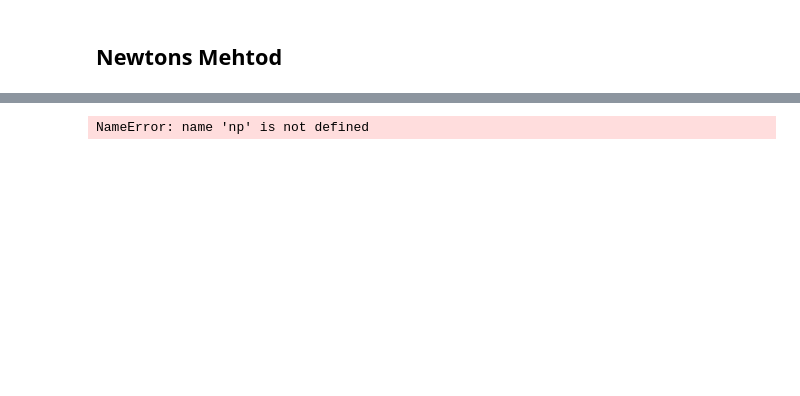
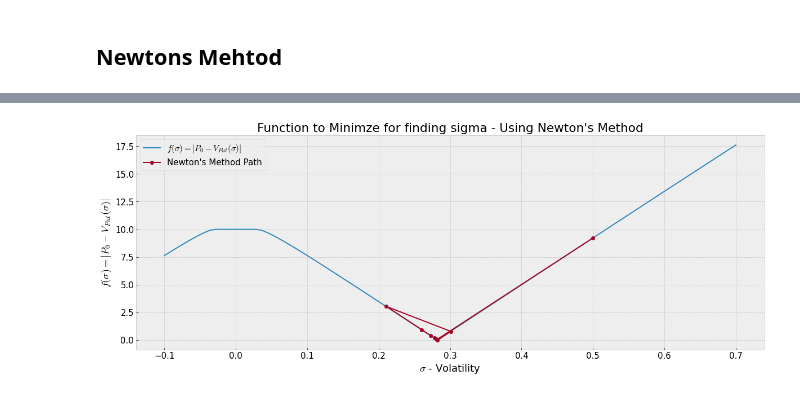
Before and after one commit to ithakis/European-and-American-put-option-pricing, a Jupyter notebook: Assignment-1-Option-Valuation.ipynb, the cells around one changed output, grey strips where cells are left out. Drawn from its saved outputs; the diff is of its cells as text; code cells hidden in the pictures; blank space fills up the shorter version.

```diff
--- a/Assignment-1-Option-Valuation.ipynb
+++ b/Assignment-1-Option-Valuation.ipynb
@@ -510,13 +431,0 @@ array([[ -3.        , 127.        ,   0.        ],
-# %%
-plt.rcParams['font.size'] = '15'
-
-fig = plt.figure(figsize=(15,12))
-ax = plt.axes(projection='3d')
-ax.plot_trisurf(result_3D[:, 0], result_3D[:, 1], result_3D[:, 2], cmap='viridis', edgecolor='none')  # 'viridis' , cm.jet
-
-plt.xticks(plt.xticks()[0][1:-1], [f'{10**x*100:.2f}' for x in plt.xticks()[0][1:-1]])
-
-ax.set_ylabel('\n\nStrike Price (USD)')   ;   ax.set_xlabel('\n\nVolatility (σ)(%)')   ;   ax.set_zlabel('\n\n\nOption Value (USD)')
-ax.dist = 10
-ax.set_title("Option Value for Different Parameters")
-S0
@@ -567,12 +431,0 @@ Total Steps Calculated (N) = 1800000
-# %%
-plt.rcParams['font.size'] = '15'
-
-fig = plt.figure(figsize=(15,12))
-ax = plt.axes(projection='3d')
-ax.plot_trisurf(result_3D[:, 0], result_3D[:, 1], result_3D[:, 2], cmap='viridis', edgecolor='none')  # 'viridis' , cm.jet
-
-plt.xticks(plt.xticks()[0][1:-1], [f'{10**x*100:.2f}' for x in plt.xticks()[0][1:-1]])
-
-ax.set_ylabel('\n\nExpiration Time (Years)')   ;   ax.set_xlabel('\n\nVolatility (σ)(%)')   ;   ax.set_zlabel('\n\n\nOption Value (USD)')
-ax.dist = 10
-ax.set_title("Option Value for Different Parameters")
@@ -659,12 +509,12 @@ Time to Calculate = 4.7492654
 # %%
-s = np.linspace(-.2,.7,100)
+s = np.linspace(-.1,.7,101)
 v = [abs(P0 - option_valuation_bt(S0=S0, K=K, T=T, r=r, sigma=_, N=100, type="Put", american=True)) for _ in s]
 plt.plot(s,v) ; plt.xlabel(r'$\sigma$ - Volatility') ; plt.ylabel(r'$f(\sigma)=|P_0 - V_{Put}(\sigma)|$') ; plt.title("Function to Minimze for finding sigma - Using Newton's Method")
 plt.plot(_iv_convergence[:,0], _iv_convergence[:,1], marker='o')
 plt.legend([r'$f(\sigma)=|P_0 - V_{Put}(\sigma)|$', "Newton's Method Path"])
 plt.show()
 # %% [output]
-NameError: name 'np' is not defined
+[figure, added]
 # %%
 print(f'Implied Volatility = {IV:.5f}  vs  '
       f'Historical Volatility = {SIGMA:.5f}  :  '
```
Also changed, not shown: parts of 21 cells of this notebook.
